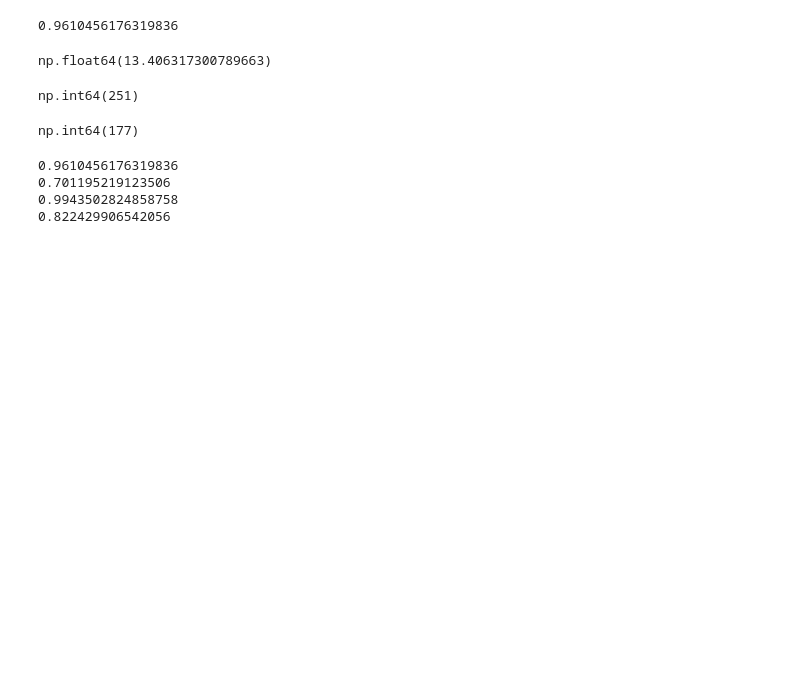
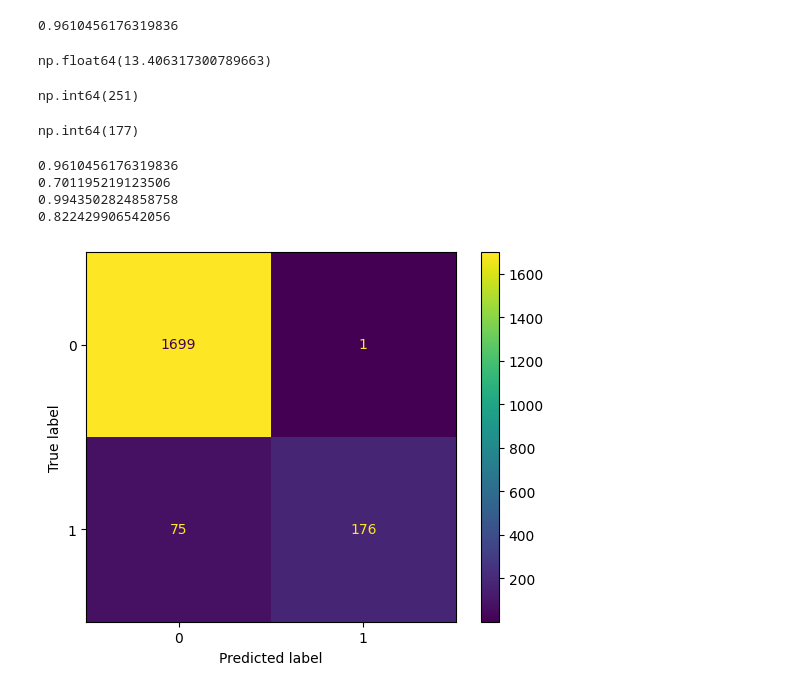
Before and after one commit to MBAhmadi/New-ML, a Jupyter notebook: 3-2.ipynb, the cells around one changed output. Drawn from its saved outputs; the diff is of its cells as text; code cells hidden in the pictures; blank space fills up the shorter version.

```diff
--- a/3-2.ipynb
+++ b/3-2.ipynb
@@ -127,0 +130,6 @@ print(f1_score(y_true=y_test, y_pred=y_pred))
+# %%
+disp = ConfusionMatrixDisplay(confusion_matrix(y_true=y_test, y_pred=y_pred))
+
+disp.plot();
+# %% [output]
+[figure, added]
```
Also changed, not shown: parts of 1 cell of this notebook.
